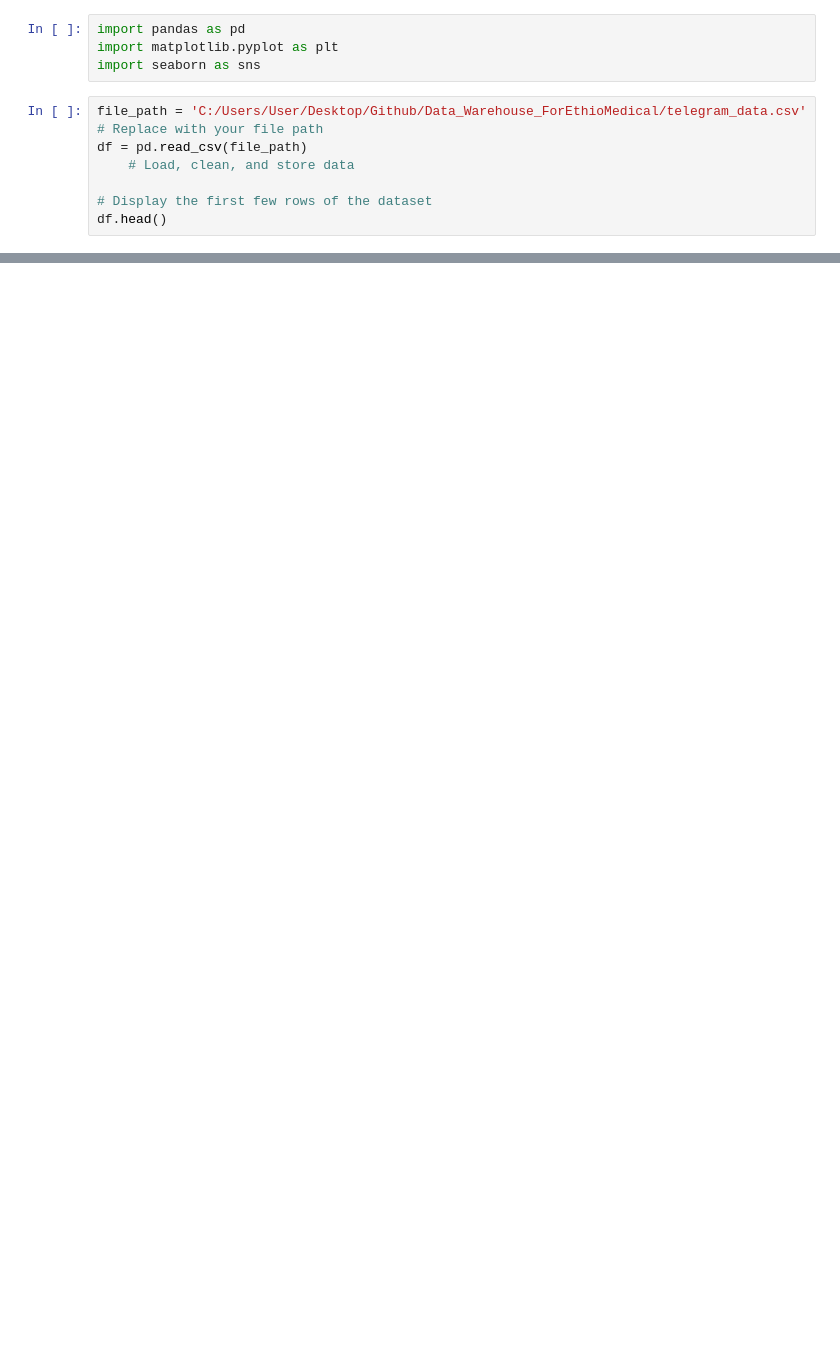
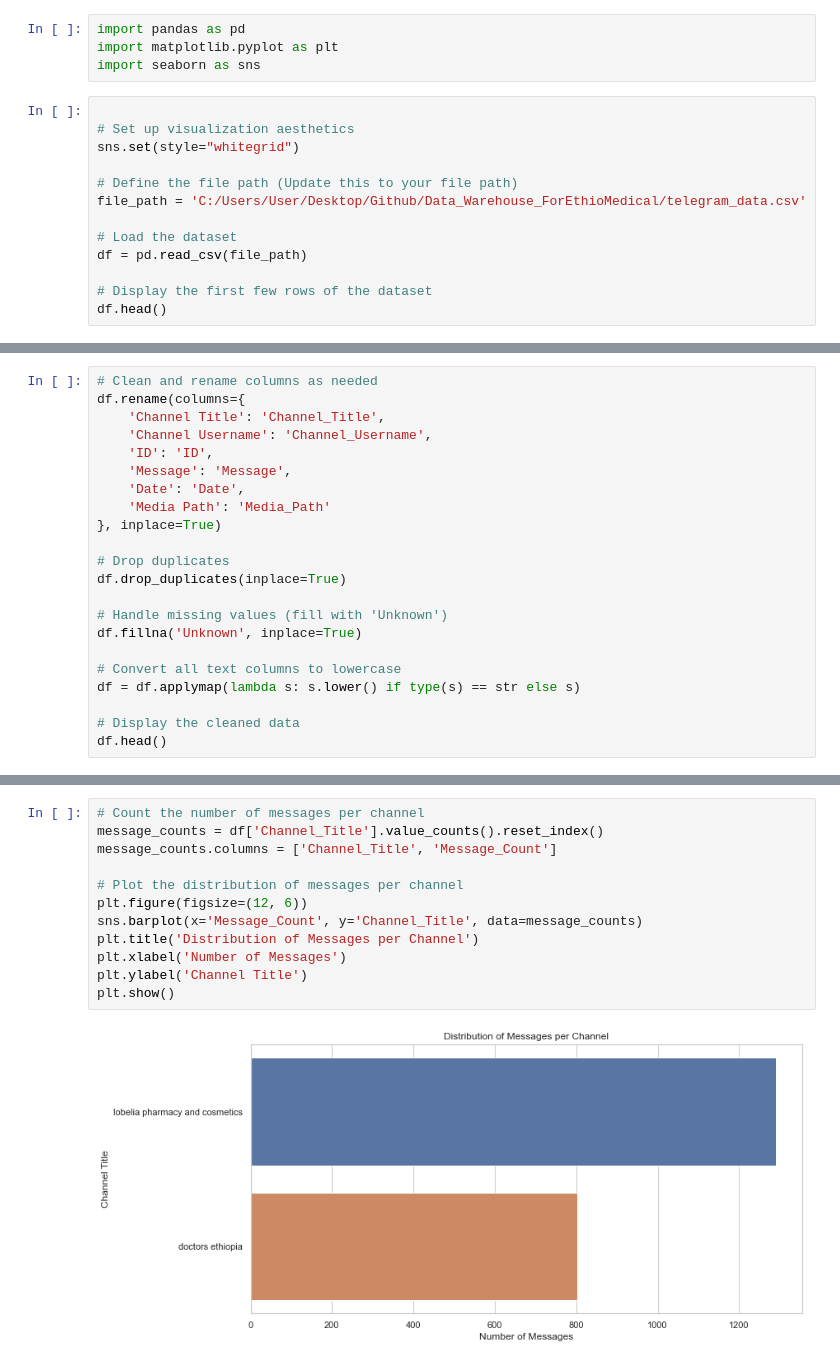
Before and after one commit to mareye132/Data_Warehouse_EthiMedical, a Jupyter notebook: notebooks/Data_clean_visualization.ipynb, the cells around one changed output, grey strips where cells are left out. Cells and saved outputs as stored; diff of their text form; blank space fills up the shorter version.

Commit message:
updating data_cleanig_visualization

```diff
--- a/notebooks/Data_clean_visualization.ipynb
+++ b/notebooks/Data_clean_visualization.ipynb
@@ -3,9 +3,15 @@ import pandas as pd
 import matplotlib.pyplot as plt
 import seaborn as sns
 # %%
-file_path = 'C:/Users/User/Desktop/Github/Data_Warehouse_ForEthioMedical/telegram_data.csv'  # Replace with your file path
+
+# Set up visualization aesthetics
+sns.set(style="whitegrid")
+
+# Define the file path (Update this to your file path)
+file_path = 'C:/Users/User/Desktop/Github/Data_Warehouse_ForEthioMedical/telegram_data.csv'
+
+# Load the dataset
 df = pd.read_csv(file_path)
-    # Load, clean, and store data
 
 # Display the first few rows of the dataset
 df.head()
@@ -47,0 +25,22 @@ plt.show()
+# %%
+# Clean and rename columns as needed
+df.rename(columns={
+    'Channel Title': 'Channel_Title',
+    'Channel Username': 'Channel_Username',
+    'ID': 'ID',
+    'Message': 'Message',
+    'Date': 'Date',
+    'Media Path': 'Media_Path'
+}, inplace=True)
+
+# Drop duplicates
+df.drop_duplicates(inplace=True)
+
+# Handle missing values (fill with 'Unknown')
+df.fillna('Unknown', inplace=True)
+
+# Convert all text columns to lowercase
+df = df.applymap(lambda s: s.lower() if type(s) == str else s)
+
+# Display the cleaned data
+df.head()
@@ -47,0 +70,14 @@ plt.show()
+# %%
+# Count the number of messages per channel
+message_counts = df['Channel_Title'].value_counts().reset_index()
+message_counts.columns = ['Channel_Title', 'Message_Count']
+
+# Plot the distribution of messages per channel
+plt.figure(figsize=(12, 6))
+sns.barplot(x='Message_Count', y='Channel_Title', data=message_counts)
+plt.title('Distribution of Messages per Channel')
+plt.xlabel('Number of Messages')
+plt.ylabel('Channel Title')
+plt.show()
+# %% [output]
+[figure, added]
```
Also changed, not shown: parts of 9 cells of this notebook.
